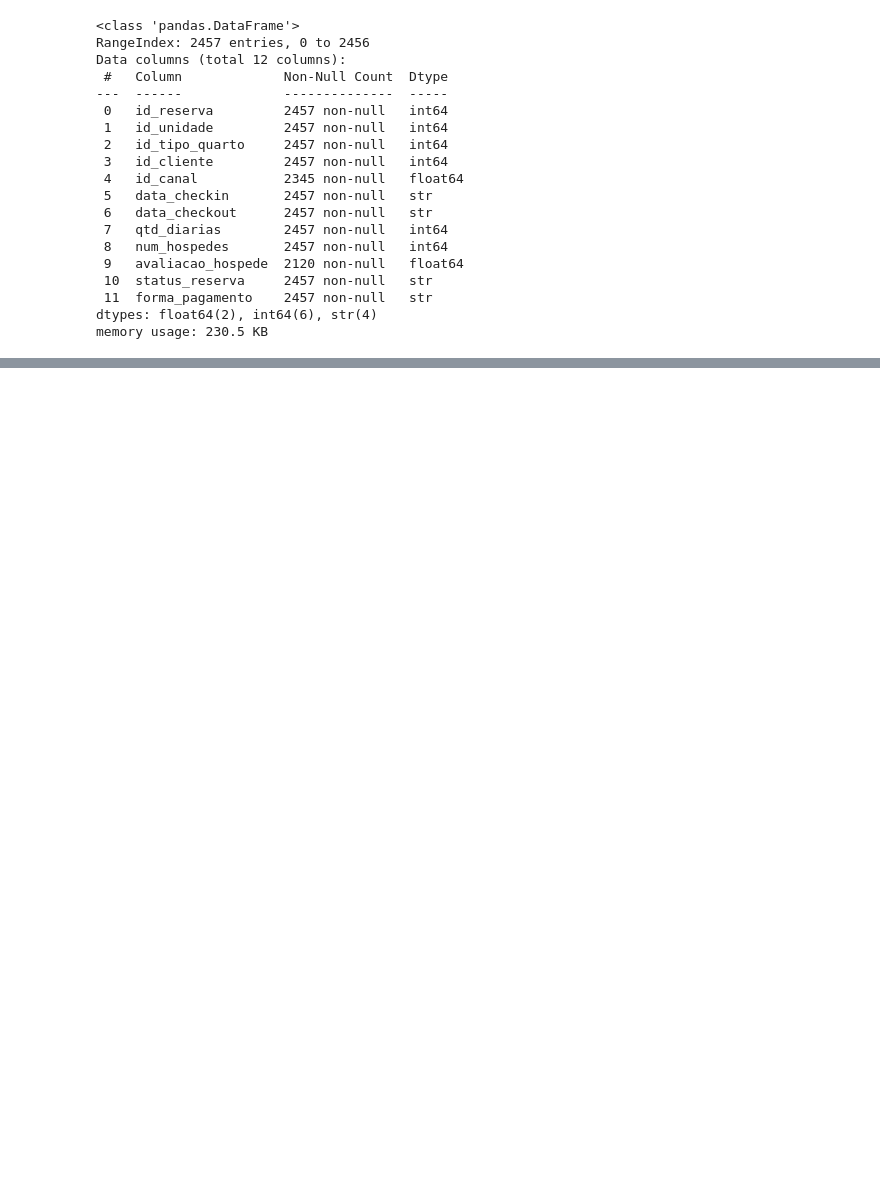
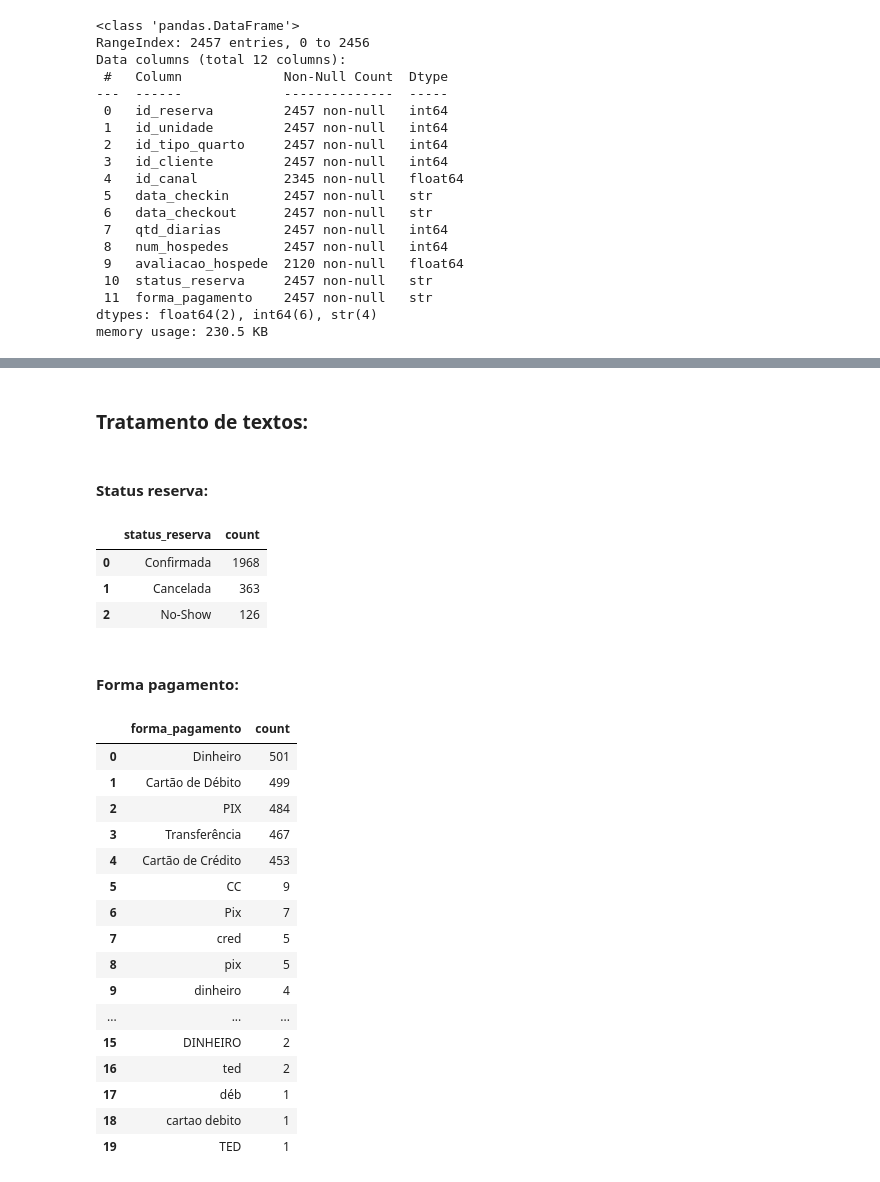
Before and after one commit to IanSeedd/Narahoteis, a Jupyter notebook: tratamento_reservas.ipynb, the cells around one changed output, grey strips where cells are left out. Saved outputs shown, nothing was run; the diff lists cells and outputs as text; code cells hidden in the pictures; blank space fills up the shorter version.

```diff
--- a/tratamento_reservas.ipynb
+++ b/tratamento_reservas.ipynb
@@ -27,0 +30,2 @@ memory usage: 230.5 KB
+# %%
+df['id_canal'] = df['id_canal'].astype('Int64')
@@ -27,0 +34,13 @@ memory usage: 230.5 KB
+# %%
+df['data_checkin'] = pd.to_datetime(
+    df['data_checkin'],
+    yearfirst=True
+)
+df['data_checkout'] = pd.to_datetime(
+    df['data_checkout'],
+    yearfirst=True
+)
+# %% [markdown]
+### Tratamento de textos:
+# %% [markdown]
+#### Status reserva:
@@ -27,0 +57,29 @@ memory usage: 230.5 KB
+# %%
+df['status_reserva'].value_counts().reset_index()
+# %% [output]
+|  | status_reserva | count |
+| 0 | Confirmada | 1968 |
+| 1 | Cancelada | 363 |
+| 2 | No-Show | 126 |
+# %% [markdown]
+#### Forma pagamento:
+# %%
+df['forma_pagamento'].value_counts().reset_index()
+# %% [output]
+|  | forma_pagamento | count |
+| 0 | Dinheiro | 501 |
+| 1 | Cartão de Débito | 499 |
+| 2 | PIX | 484 |
+| 3 | Transferência | 467 |
+| 4 | Cartão de Crédito | 453 |
+| 5 | CC | 9 |
+| 6 | Pix | 7 |
+| 7 | cred | 5 |
+| 8 | pix | 5 |
+| 9 | dinheiro | 4 |
+| ... | ... | ... |
+| 15 | DINHEIRO | 2 |
+| 16 | ted | 2 |
+| 17 | déb | 1 |
+| 18 | cartao debito | 1 |
+| 19 | TED | 1 |
```
Also changed, not shown: parts of 17 cells of this notebook, 5 other files.
